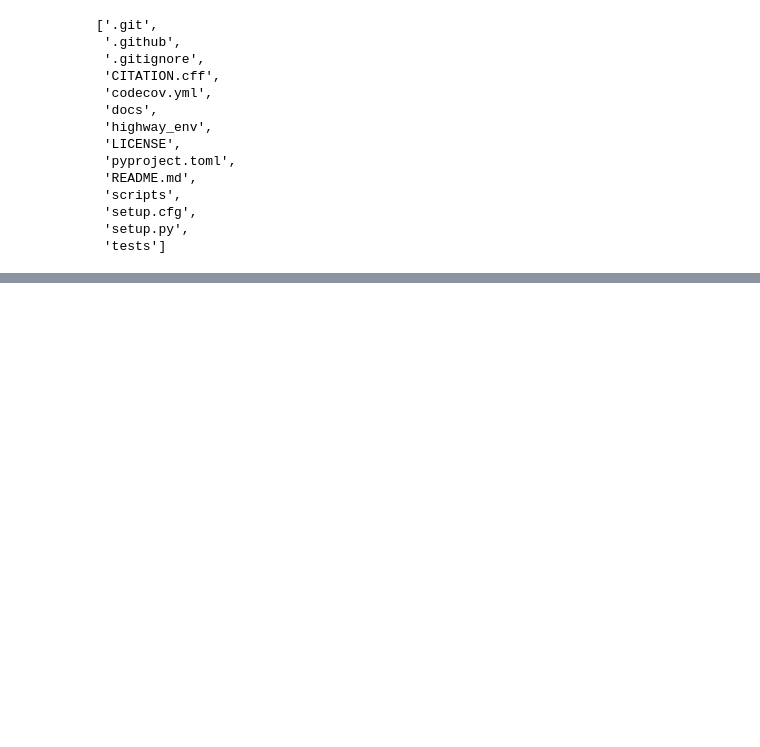
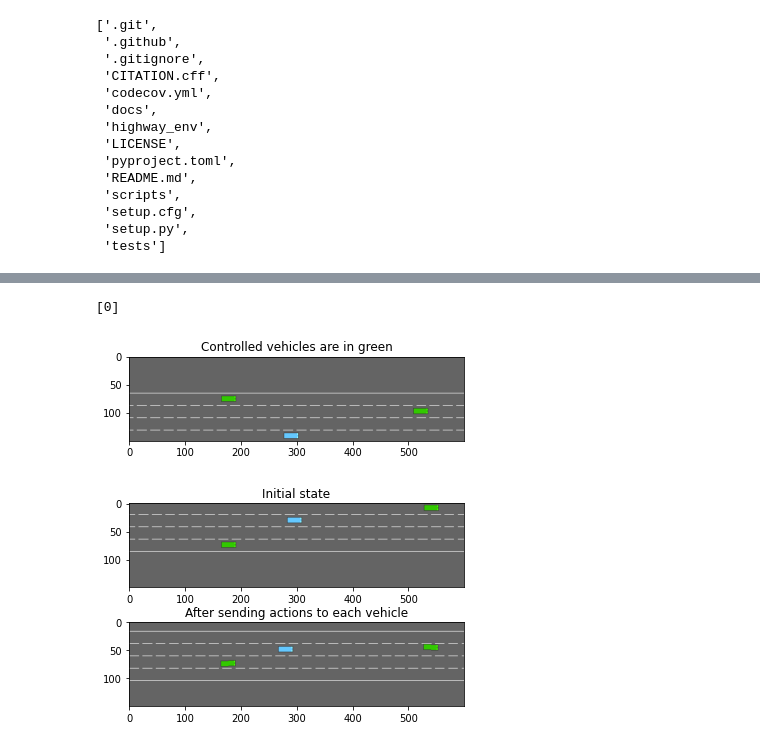
Before and after one commit to charbel-a-hC/ups-marl-benchmark, a Jupyter notebook: SML_CharbelAbiHana_Project.ipynb, the cells around one changed output, grey strips where cells are left out. Drawn from its saved outputs; the diff is of its cells as text; code cells hidden in the pictures; blank space fills up the shorter version.

```diff
--- a/SML_CharbelAbiHana_Project.ipynb
+++ b/SML_CharbelAbiHana_Project.ipynb
@@ -173,0 +106,40 @@ while not done:
+# %%
+env = gym.make('highway-v0')
+env.seed(0)
+# %% [output]
+[0]
+# %%
+env.configure({"controlled_vehicles": 2})  # Two controlled vehicles
+env.configure({"vehicles_count": 1})  # A single other vehicle, for the sake of visualisation
+env.reset()
+
+from matplotlib import pyplot as plt
+%matplotlib inline
+plt.imshow(env.render(mode="rgb_array"))
+plt.title("Controlled vehicles are in green")
+plt.show()
+
+env.configure({
+  "action": {
+    "type": "MultiAgentAction",
+    "action_config": {
+      "type": "DiscreteMetaAction",
+    }
+  }
+})
+env.reset()
+
+_, (ax1, ax2) = plt.subplots(nrows=2)
+ax1.imshow(env.render(mode="rgb_array"))
+ax1.set_title("Initial state")
+
+# Make the first vehicle change to the left lane, and the second one to the right
+action_1, action_2 = 0, 2  # See highway_env.envs.common.action.DiscreteMetaAction.ACTIONS_ALL
+env.step((action_1,action_2))
+
+ax2.imshow(env.render(mode="rgb_array"))
+ax2.set_title("After sending actions to each vehicle")
+plt.show()
+# %% [output]
+[figure, added]
+[figure, added]
```
Also changed, not shown: parts of 26 cells of this notebook, 14 other files.
